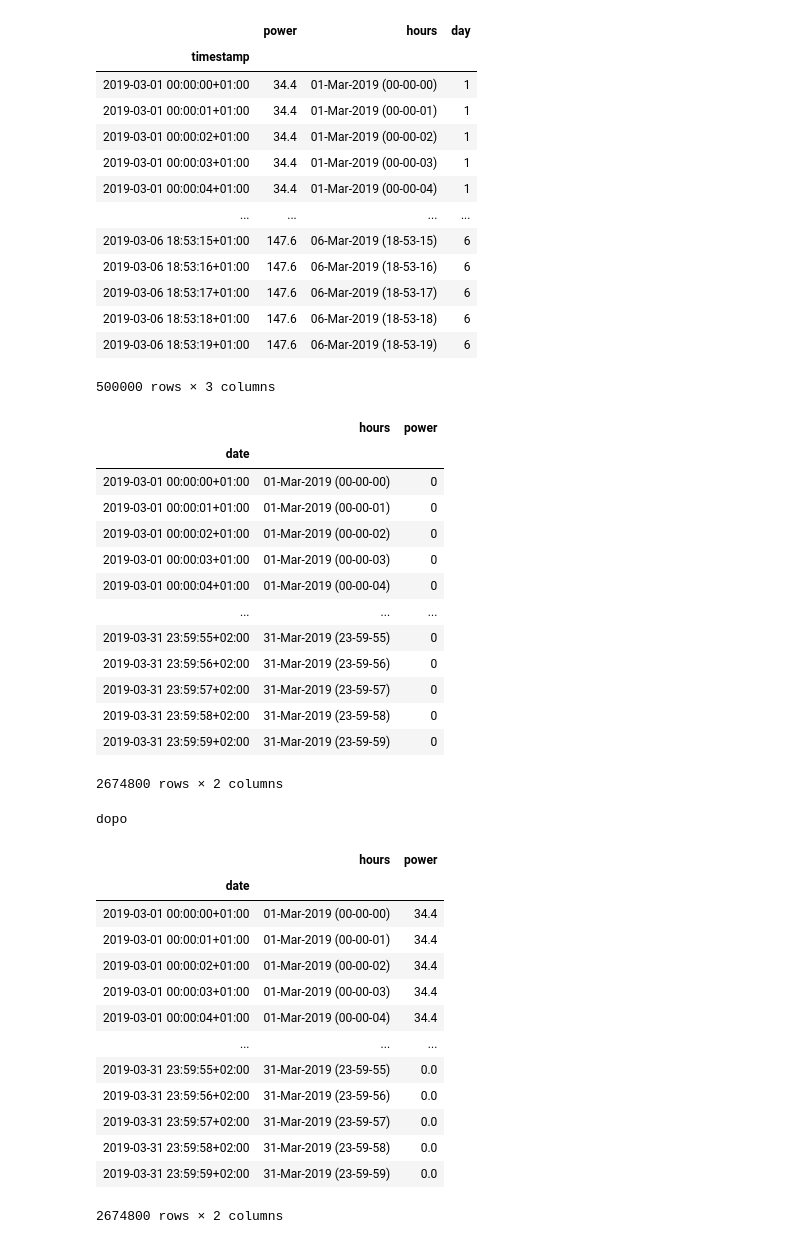
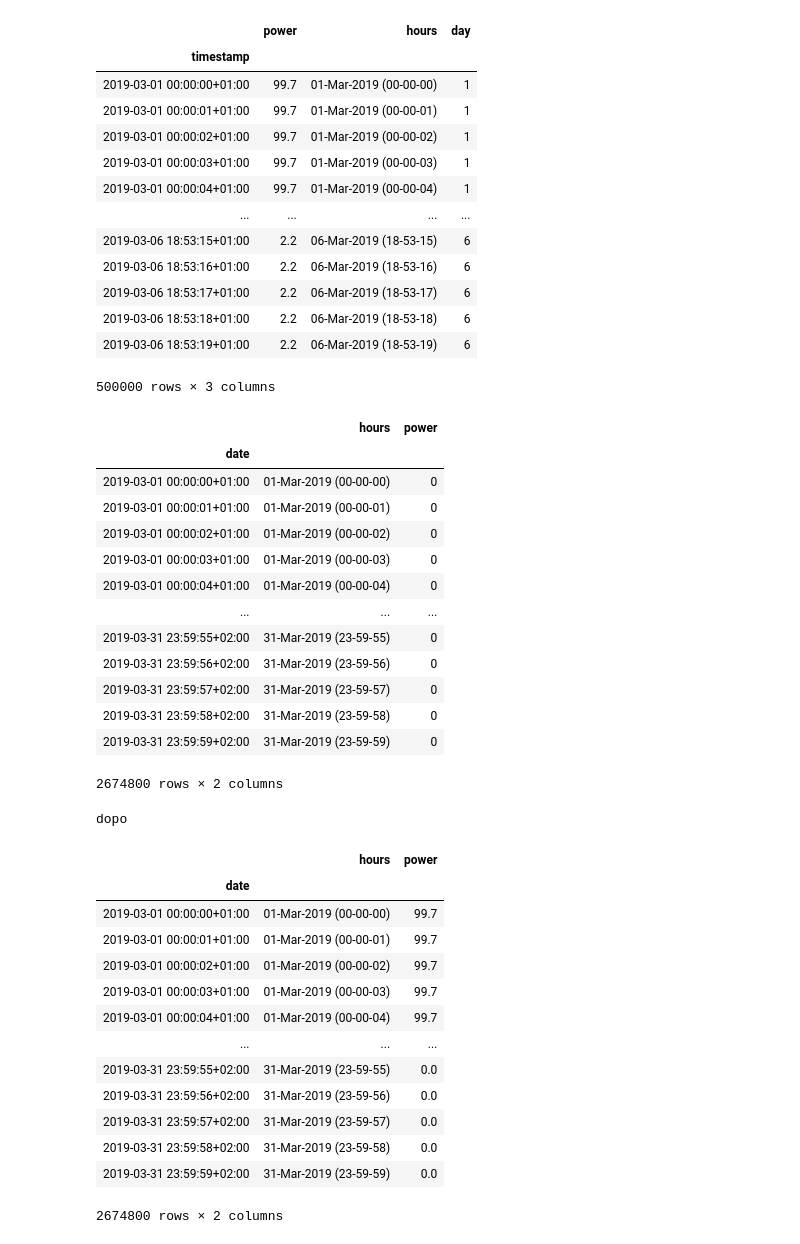
Before and after one commit to giusdc/Enea-NILM, a Jupyter notebook: src/consistencyHeatmap-Copy1.ipynb, the cells around one changed output. Drawn from its saved outputs; the diff is of its cells as text; code cells hidden in the pictures.

```diff
--- a/src/consistencyHeatmap-Copy1.ipynb
+++ b/src/consistencyHeatmap-Copy1.ipynb
@@ -75,19 +75,19 @@ def process(df,filepath,count,boolval):
     #Esegui i vari filtraggi e crea un dataframe contenente i valori per ogni mese
     for month in monthList:
         newdf=df[df['hours'].str.contains(month)]
-        display(newdf)
+        #display(newdf)
         filterdf=switch_demo(boolval)
-        display(filterdf)
+        #display(filterdf)
         filterdf.loc[filterdf.hours.isin(newdf.hours) , 'power'] = filterdf['power']+newdf['power']
-        print('dopo')
-        display(filterdf)
+        #print('dopo')
+        #display(filterdf)
 
         switch_df(filterdf,boolval)
     del df,newdf,filterdf
     gc.collect()
 # %%
 #DIRPATH=["\Dati puntuali EB1 Gennaio-Giugno 2019","\Dati puntuali EB3 Gennaio-Giugno 2019","\Dati puntuali EB4 Gennaio-Giugno 2019","\Dati puntuali EB5 Gennaio-Giugno 2019","\Dati puntuali EB6 Gennaio-Giugno 2019","\Dati puntuali EB7 Gennaio-Giugno 2019","\Dati puntuali EB8 Gennaio-Giugno 2019","\Dati puntuali EB9 Gennaio-Giugno 2019"]
-DIRPATH=["\Dati puntuali EB1 Gennaio-Giugno 2019"]
+DIRPATH=["\Dati puntuali EB6 Gennaio-Giugno 2019"]
 count=0
 for dirpath in DIRPATH:
     count=count+1
@@ -148,16 +134,16 @@ Dati puntuali Frigo EB1 2019.csv
 |  | power | hours | day |
 | timestamp |  |  |  |
-| 2019-03-01 00:00:00+01:00 | 34.4 | 01-Mar-2019 (00-00-00) | 1 |
-| 2019-03-01 00:00:01+01:00 | 34.4 | 01-Mar-2019 (00-00-01) | 1 |
-| 2019-03-01 00:00:02+01:00 | 34.4 | 01-Mar-2019 (00-00-02) | 1 |
-| 2019-03-01 00:00:03+01:00 | 34.4 | 01-Mar-2019 (00-00-03) | 1 |
-| 2019-03-01 00:00:04+01:00 | 34.4 | 01-Mar-2019 (00-00-04) | 1 |
+| 2019-03-01 00:00:00+01:00 | 99.7 | 01-Mar-2019 (00-00-00) | 1 |
+| 2019-03-01 00:00:01+01:00 | 99.7 | 01-Mar-2019 (00-00-01) | 1 |
+| 2019-03-01 00:00:02+01:00 | 99.7 | 01-Mar-2019 (00-00-02) | 1 |
+| 2019-03-01 00:00:03+01:00 | 99.7 | 01-Mar-2019 (00-00-03) | 1 |
+| 2019-03-01 00:00:04+01:00 | 99.7 | 01-Mar-2019 (00-00-04) | 1 |
 | ... | ... | ... | ... |
-| 2019-03-06 18:53:15+01:00 | 147.6 | 06-Mar-2019 (18-53-15) | 6 |
-| 2019-03-06 18:53:16+01:00 | 147.6 | 06-Mar-2019 (18-53-16) | 6 |
-| 2019-03-06 18:53:17+01:00 | 147.6 | 06-Mar-2019 (18-53-17) | 6 |
-| 2019-03-06 18:53:18+01:00 | 147.6 | 06-Mar-2019 (18-53-18) | 6 |
-| 2019-03-06 18:53:19+01:00 | 147.6 | 06-Mar-2019 (18-53-19) | 6 |
+| 2019-03-06 18:53:15+01:00 | 2.2 | 06-Mar-2019 (18-53-15) | 6 |
+| 2019-03-06 18:53:16+01:00 | 2.2 | 06-Mar-2019 (18-53-16) | 6 |
+| 2019-03-06 18:53:17+01:00 | 2.2 | 06-Mar-2019 (18-53-17) | 6 |
+| 2019-03-06 18:53:18+01:00 | 2.2 | 06-Mar-2019 (18-53-18) | 6 |
+| 2019-03-06 18:53:19+01:00 | 2.2 | 06-Mar-2019 (18-53-19) | 6 |
 500000 rows × 3 columns
 |  | hours | power |
 | date |  |  |
@@ -176,11 +162,11 @@ Dati puntuali Frigo EB1 2019.csv
 dopo
 |  | hours | power |
 | date |  |  |
-| 2019-03-01 00:00:00+01:00 | 01-Mar-2019 (00-00-00) | 34.4 |
-| 2019-03-01 00:00:01+01:00 | 01-Mar-2019 (00-00-01) | 34.4 |
-| 2019-03-01 00:00:02+01:00 | 01-Mar-2019 (00-00-02) | 34.4 |
-| 2019-03-01 00:00:03+01:00 | 01-Mar-2019 (00-00-03) | 34.4 |
-| 2019-03-01 00:00:04+01:00 | 01-Mar-2019 (00-00-04) | 34.4 |
+| 2019-03-01 00:00:00+01:00 | 01-Mar-2019 (00-00-00) | 99.7 |
+| 2019-03-01 00:00:01+01:00 | 01-Mar-2019 (00-00-01) | 99.7 |
+| 2019-03-01 00:00:02+01:00 | 01-Mar-2019 (00-00-02) | 99.7 |
+| 2019-03-01 00:00:03+01:00 | 01-Mar-2019 (00-00-03) | 99.7 |
+| 2019-03-01 00:00:04+01:00 | 01-Mar-2019 (00-00-04) | 99.7 |
 | ... | ... | ... |
 | 2019-03-31 23:59:55+02:00 | 31-Mar-2019 (23-59-55) | 0.0 |
 | 2019-03-31 23:59:56+02:00 | 31-Mar-2019 (23-59-56) | 0.0 |
```
Also changed, not shown: parts of 1 cell of this notebook.
